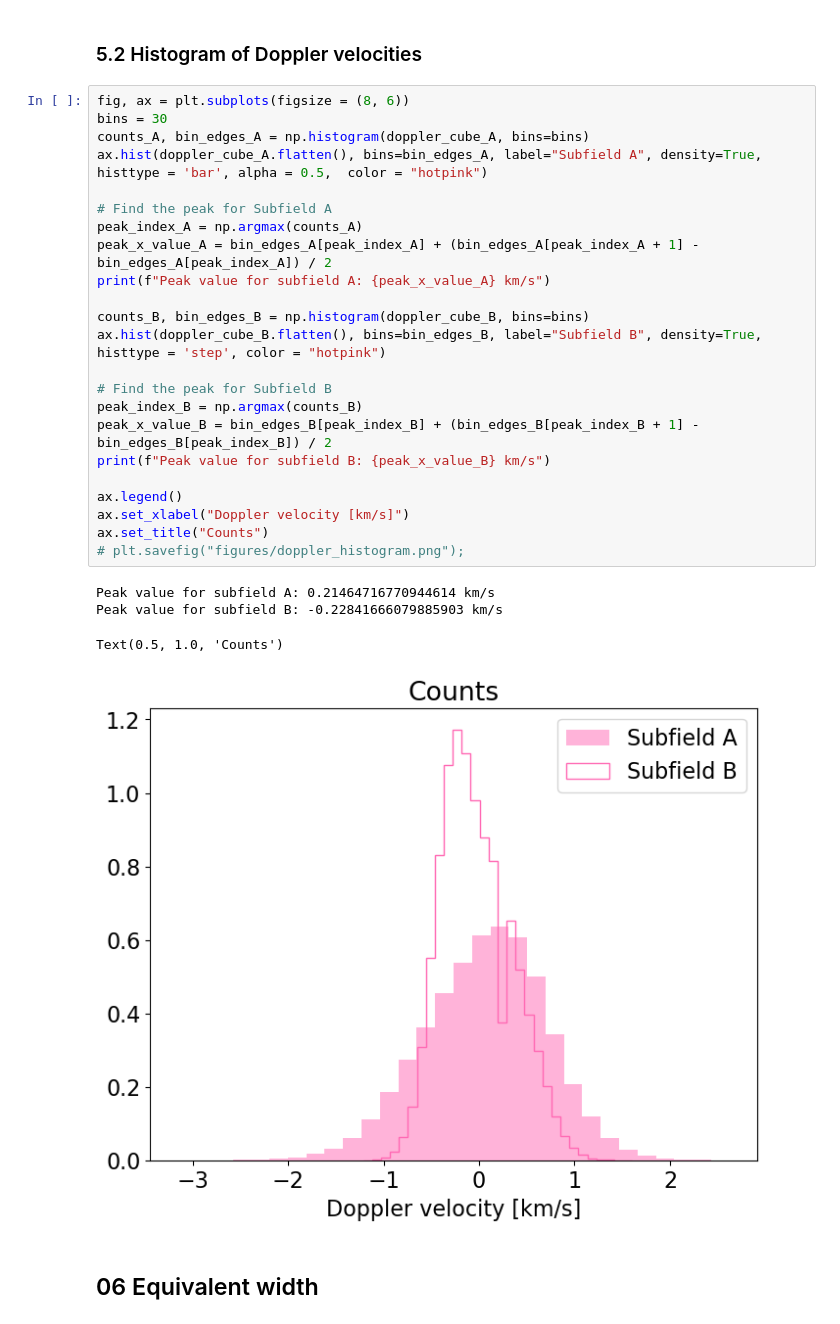
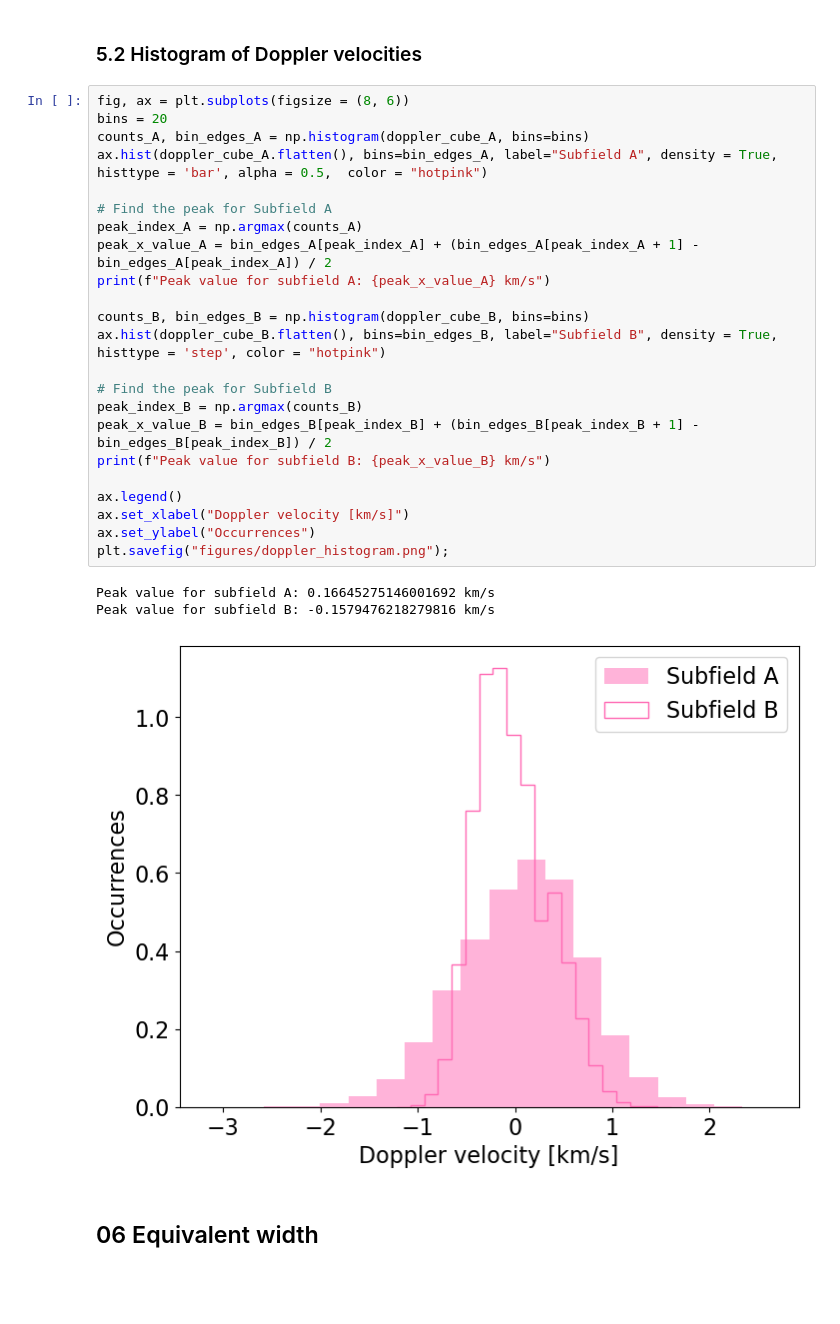
Before and after one commit to rebkabob/solar_and_stellar_physics, a Jupyter notebook: sst4_analysis.ipynb, the cells around one changed output. Drawn from its saved outputs; the diff is of its cells as text; blank space fills up the shorter version.

Commit message:
Plotting

```diff
--- a/sst4_analysis.ipynb
+++ b/sst4_analysis.ipynb
@@ -433,32 +433,31 @@ doppler_cube_B = np.load("doppler_cube_B.npy")
 ### 5.2 Histogram of Doppler velocities
 # %%
 fig, ax = plt.subplots(figsize = (8, 6))
-bins = 30
+bins = 20
 counts_A, bin_edges_A = np.histogram(doppler_cube_A, bins=bins)
-ax.hist(doppler_cube_A.flatten(), bins=bin_edges_A, label="Subfield A", density=True, histtype = 'bar', alpha = 0.5,  color = "hotpink")
+ax.hist(doppler_cube_A.flatten(), bins=bin_edges_A, label="Subfield A", density = True, histtype = 'bar', alpha = 0.5,  color = "hotpink")
 
 # Find the peak for Subfield A
 peak_index_A = np.argmax(counts_A)
 peak_x_value_A = bin_edges_A[peak_index_A] + (bin_edges_A[peak_index_A + 1] - bin_edges_A[peak_index_A]) / 2
 print(f"Peak value for subfield A: {peak_x_value_A} km/s")
 
 counts_B, bin_edges_B = np.histogram(doppler_cube_B, bins=bins)
-ax.hist(doppler_cube_B.flatten(), bins=bin_edges_B, label="Subfield B", density=True, histtype = 'step', color = "hotpink")
+ax.hist(doppler_cube_B.flatten(), bins=bin_edges_B, label="Subfield B", density = True, histtype = 'step', color = "hotpink")
 
 # Find the peak for Subfield B
 peak_index_B = np.argmax(counts_B)
 peak_x_value_B = bin_edges_B[peak_index_B] + (bin_edges_B[peak_index_B + 1] - bin_edges_B[peak_index_B]) / 2
 print(f"Peak value for subfield B: {peak_x_value_B} km/s")
 
 ax.legend()
 ax.set_xlabel("Doppler velocity [km/s]")
-ax.set_title("Counts")
-# plt.savefig("figures/doppler_histogram.png");
+ax.set_ylabel("Occurrences")
+plt.savefig("figures/doppler_histogram.png");
 # %% [output]
-Peak value for subfield A: 0.21464716770944614 km/s
-Peak value for subfield B: -0.22841666079885903 km/s
+Peak value for subfield A: 0.16645275146001692 km/s
+Peak value for subfield B: -0.1579476218279816 km/s
-Text(0.5, 1.0, 'Counts')
-[figure, old version]
+[figure, new version]
 # %% [markdown]
 ## 06 Equivalent width
 # %% [markdown]
```
Also changed, not shown: parts of 2 cells of this notebook.
